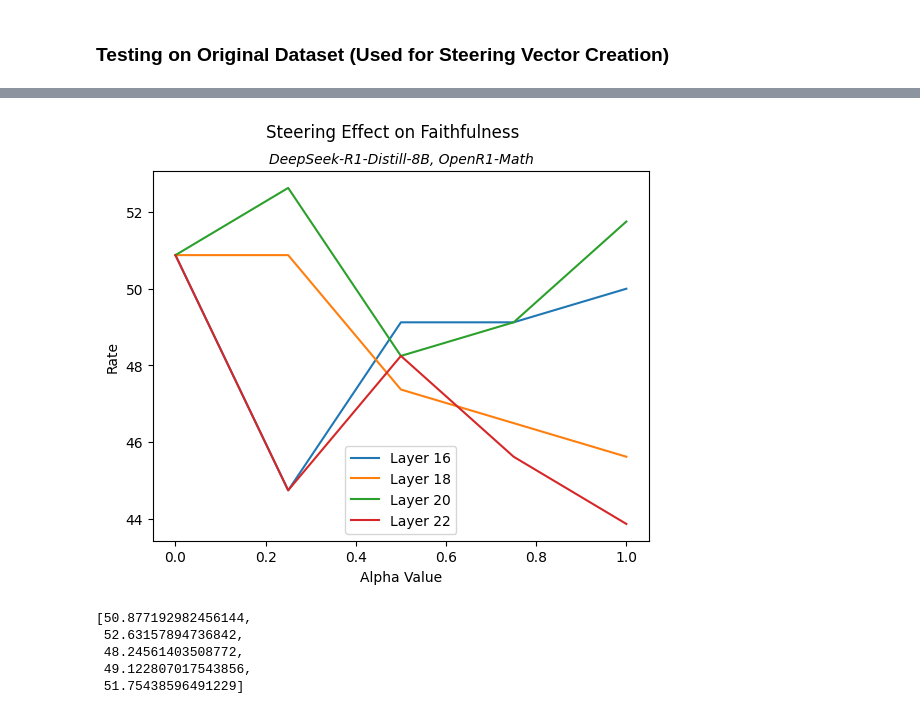
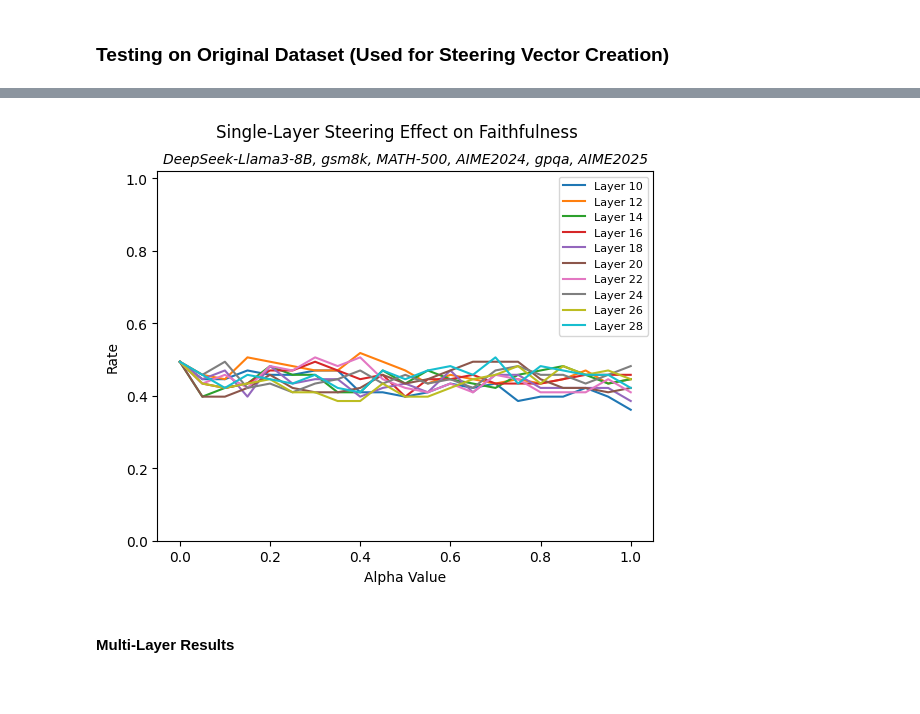
Before and after one commit to achyutha11/steering_faithfulness, a Jupyter notebook: notebooks/steering_exps.ipynb, the cells around one changed output, grey strips where cells are left out. Saved outputs shown, nothing was run; the diff lists cells and outputs as text; code cells hidden in the pictures; blank space fills up the shorter version.

```diff
--- a/notebooks/steering_exps.ipynb
+++ b/notebooks/steering_exps.ipynb
@@ -68,4 +91,4 @@ for alpha in alphas:
 # %%
 # Load in steering result dictionary
-with open('../results/data/deepseek-llama3-8b/steering_results_all_layer_orig_ds.pkl', 'rb') as file:
+with open('../results/data/deepseek-llama3-8b/single_layer/steering_results_orig_ds.pkl', 'rb') as file:
     steering_results = pickle.load(file)
@@ -159,29 +105,34 @@ plt.legend();
-# %%
-# Generate plot
-x = [0.0, 0.25, 0.5, 0.75, 1.0]
-plt.suptitle("Steering Effect on Faithfulness")
-plt.title("DeepSeek-R1-Distill-8B, OpenR1-Math", fontsize=10, style='italic')
-plt.xlabel("Alpha Value")
-plt.ylabel("Rate")
-# plt.plot(x, [100 * i for i in ff_10], label="Layer 10", color="C0")
-# plt.plot(x, [100 * i for i in ff_12], label="Layer 12", color="C1")
-# plt.plot(x, [100 * i for i in ff_14], label="Layer 14", color="C2")
-plt.plot(x, [100 * i for i in ff_16], label="Layer 16", color="C0")
-plt.plot(x, [100 * i for i in ff_18], label="Layer 18", color="C1")
-plt.plot(x, [100 * i for i in ff_20], label="Layer 20", color="C2")
-plt.plot(x, [100 * i for i in ff_22], label="Layer 22", color="C3")
-# plt.plot(x, [100 * i for i in ff_24], label="Layer 24", color="C7")
-# plt.plot(x, [100 * i for i in ff_26], label="Layer 26", color="C8")
-# plt.plot(x, [100 * i for i in ff_28], label="Layer 28", color="C9")
-plt.legend();
-plt.savefig("steering_faithfulness_results_openr1.png", dpi=300);
-# %% [output]
-[figure, removed]
-# %%
-[100 * i for i in ff_20]
-# %% [output]
-[50.877192982456144,
- 52.63157894736842,
- 48.24561403508772,
- 49.122807017543856,
- 51.75438596491229]
+# %%
+l10_f = [steering_results[f'l10_{alpha}_gen'] for alpha in alphas]
+l12_f = [steering_results[f'l12_{alpha}_gen'] for alpha in alphas]
+l14_f = [steering_results[f'l14_{alpha}_gen'] for alpha in alphas]
+l16_f = [steering_results[f'l16_{alpha}_gen'] for alpha in alphas]
+l18_f = [steering_results[f'l18_{alpha}_gen'] for alpha in alphas]
+l20_f = [steering_results[f'l20_{alpha}_gen'] for alpha in alphas]
+l22_f = [steering_results[f'l22_{alpha}_gen'] for alpha in alphas]
+l24_f = [steering_results[f'l24_{alpha}_gen'] for alpha in alphas]
+l26_f = [steering_results[f'l26_{alpha}_gen'] for alpha in alphas]
+l28_f = [steering_results[f'l28_{alpha}_gen'] for alpha in alphas]
+# %%
+# Generate plot
+plt.suptitle("Single-Layer Steering Effect on Faithfulness")
+plt.title("DeepSeek-Llama3-8B, gsm8k, MATH-500, AIME2024, gpqa, AIME2025", fontsize=10, style='italic')
+plt.xlabel("Alpha Value")
+plt.ylabel("Rate")
+plt.ylim(0, 1.02)
+plt.plot(alphas, l10_f, color="C0", label="Layer 10")
+plt.plot(alphas, l12_f, color="C1", label="Layer 12")
+plt.plot(alphas, l14_f, color="C2", label="Layer 14")
+plt.plot(alphas, l16_f, color="C3", label="Layer 16")
+plt.plot(alphas, l18_f, color="C4", label="Layer 18")
+plt.plot(alphas, l20_f, color="C5", label="Layer 20")
+plt.plot(alphas, l22_f, color="C6", label="Layer 22")
+plt.plot(alphas, l24_f, color="C7", label="Layer 24")
+plt.plot(alphas, l26_f, color="C8", label="Layer 26")
+plt.plot(alphas, l28_f, color="C9", label="Layer 28")
+plt.legend(fontsize=8);
+# plt.savefig("steering_faithfulness_results_openr1.png", dpi=300);
+# %% [output]
+[figure, added]
+# %% [markdown]
+#### Multi-Layer Results
```
Also changed, not shown: parts of 50 cells of this notebook, 2 other files.
